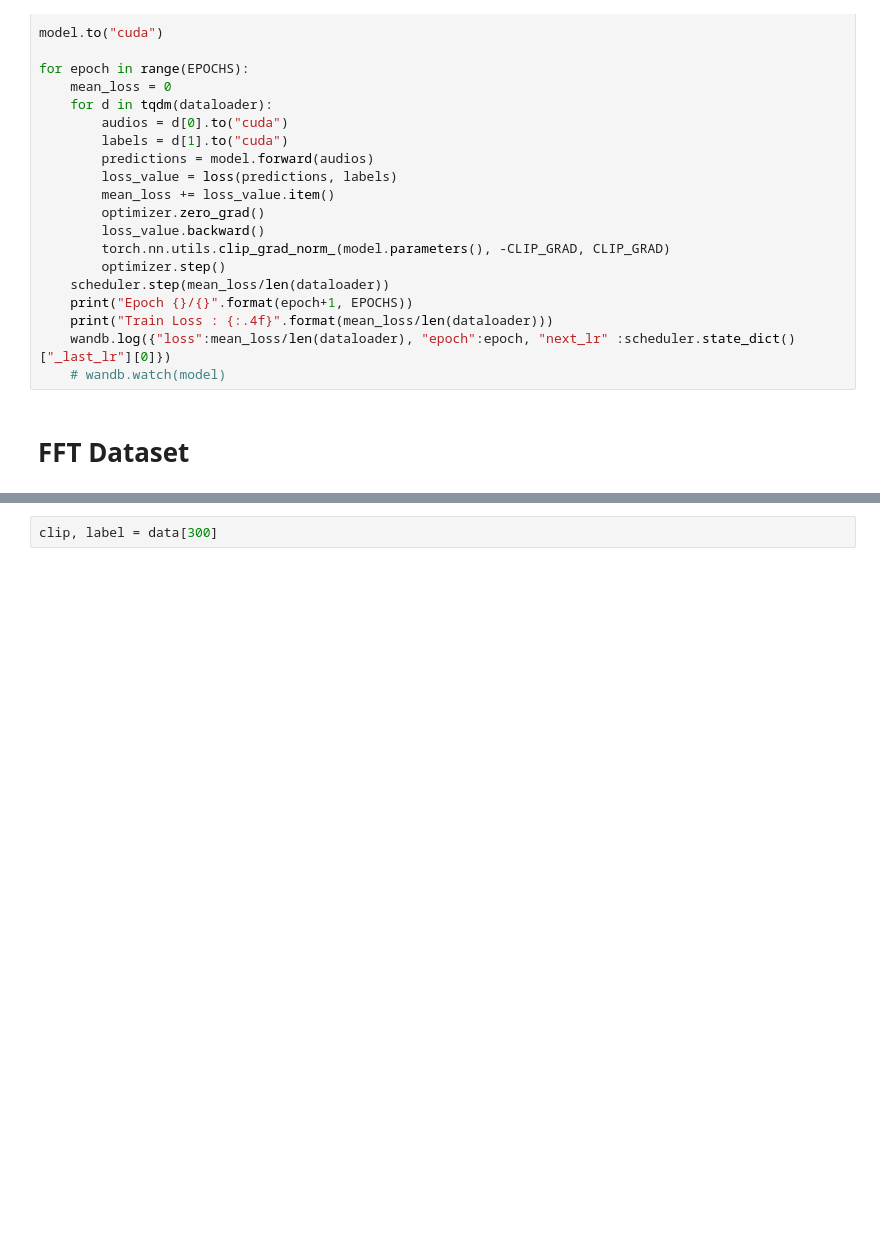
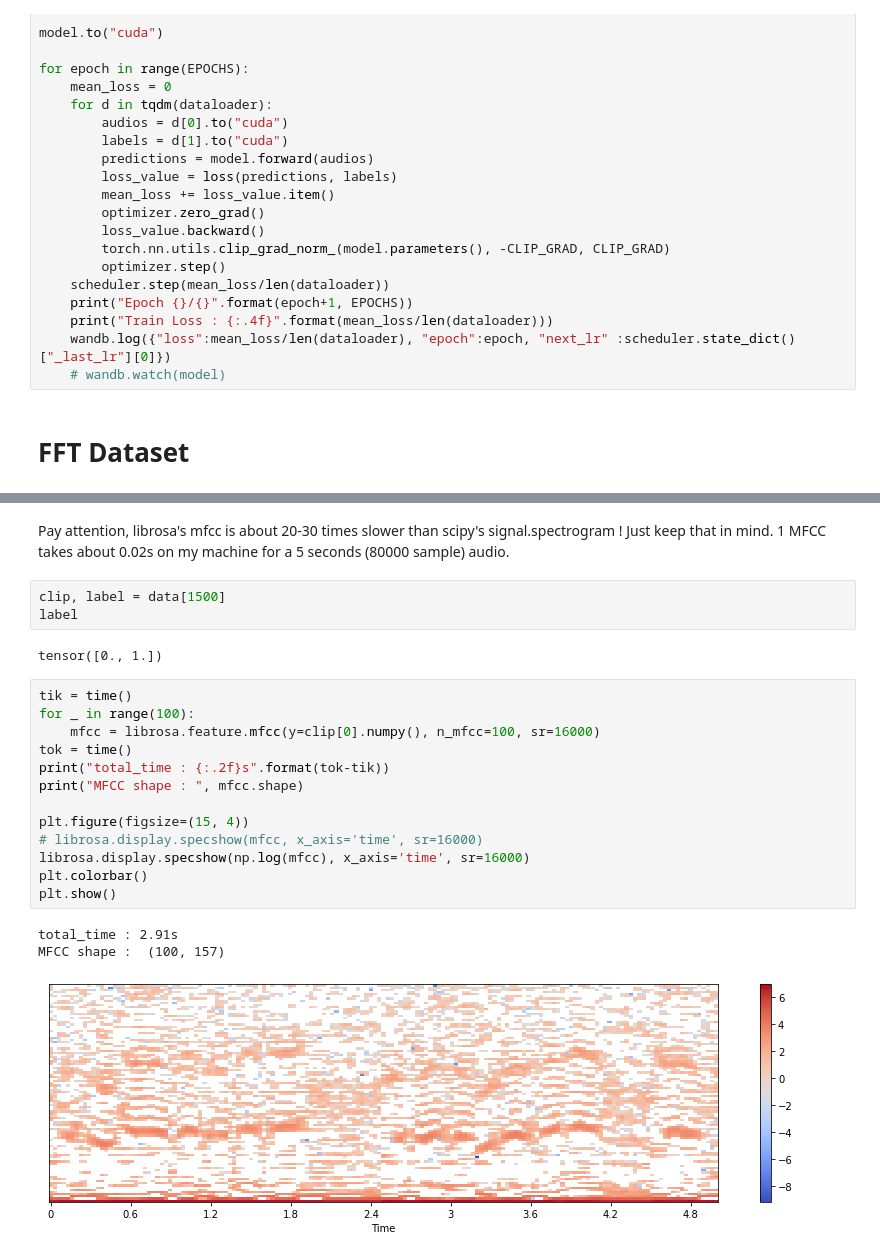
Before and after one commit to Mustapha-AJEGHRIR/klee_project_audio, a Jupyter notebook: notebooks/dataset.ipynb, the cells around one changed output, grey strips where cells are left out. Drawn from its saved outputs; the diff is of its cells as text; blank space fills up the shorter version.

```diff
--- a/notebooks/dataset.ipynb
+++ b/notebooks/dataset.ipynb
@@ -247,2 +258,24 @@ for epoch in range(EPOCHS):
+# %% [markdown]
+Pay attention, librosa's mfcc is about 20-30 times slower than scipy's signal.spectrogram ! Just keep that in mind. 1 MFCC takes about 0.02s on my machine for a 5 seconds (80000 sample) audio.
 # %%
-clip, label = data[300]
+clip, label = data[1500]
+label
+# %% [output]
+tensor([0., 1.])
+# %%
+tik = time()
+for _ in range(100):
+    mfcc = librosa.feature.mfcc(y=clip[0].numpy(), n_mfcc=100, sr=16000)
+tok = time()
+print("total_time : {:.2f}s".format(tok-tik))
+print("MFCC shape : ", mfcc.shape)
+
+plt.figure(figsize=(15, 4))
+# librosa.display.specshow(mfcc, x_axis='time', sr=16000)
+librosa.display.specshow(np.log(mfcc), x_axis='time', sr=16000)
+plt.colorbar()
+plt.show()
+# %% [output]
+total_time : 2.91s
+MFCC shape :  (100, 157)
+[figure, added]
```
Also changed, not shown: parts of 3 cells of this notebook.
